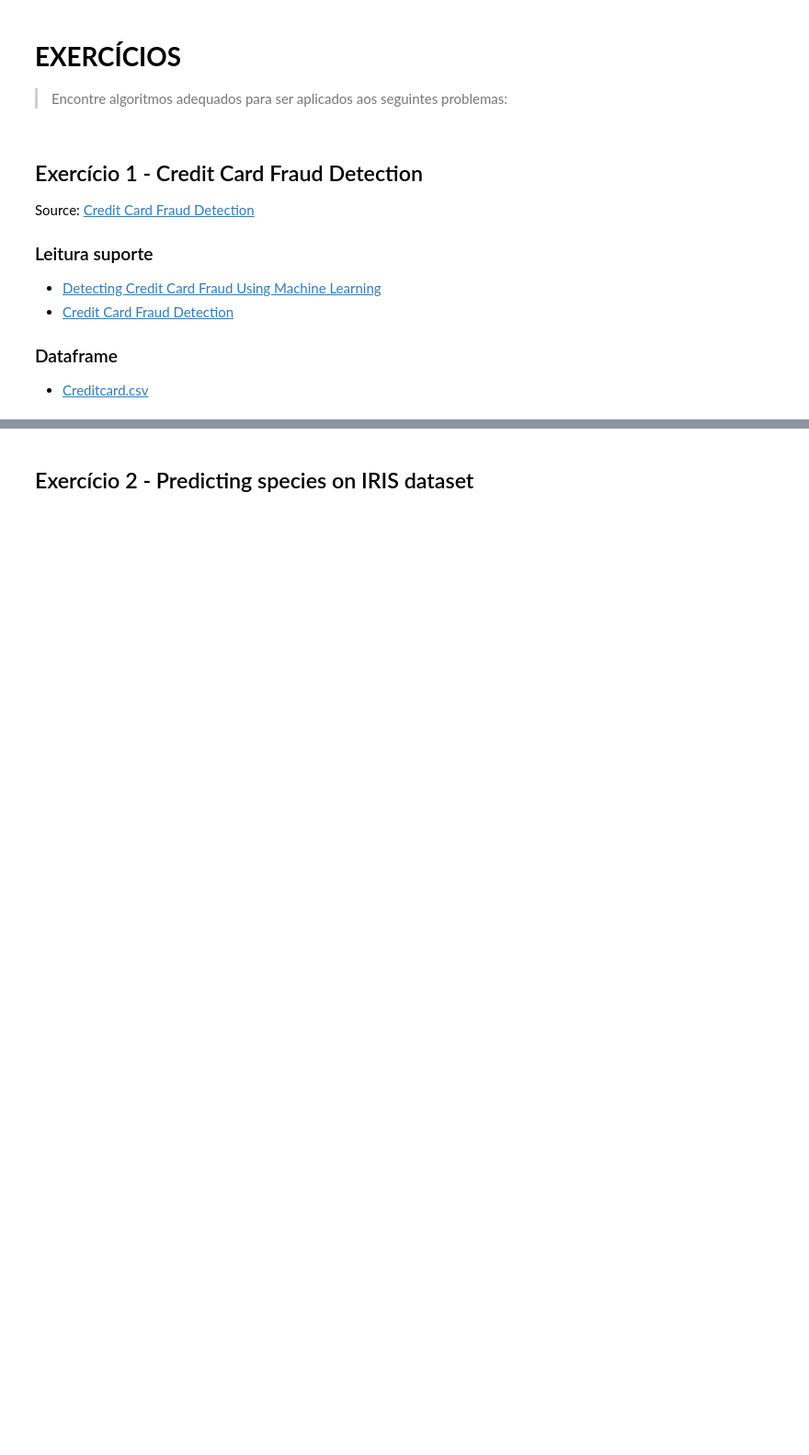
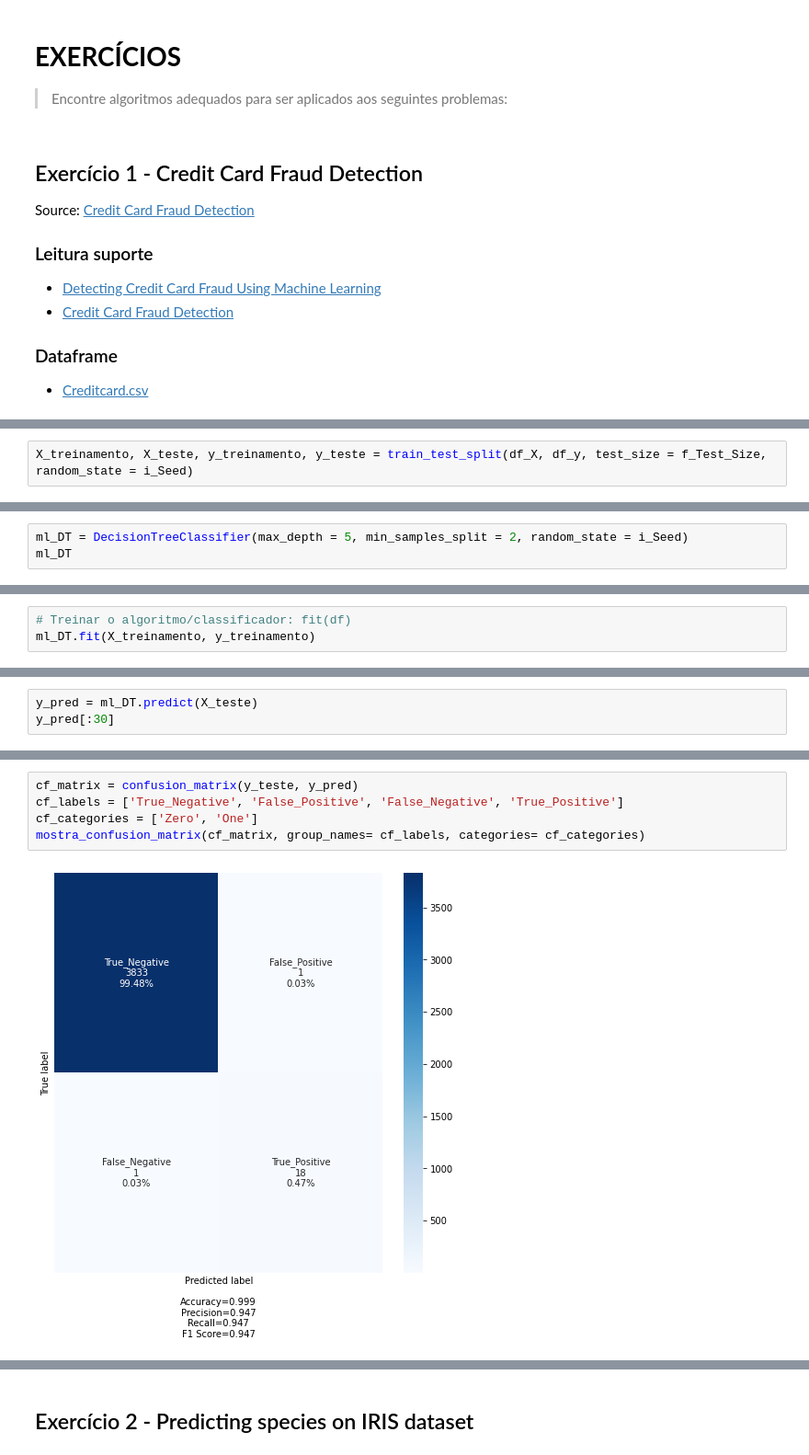
Before and after one commit to MathMachado/DSWP, a Jupyter notebook: Notebooks/NB15_00__Machine_Learning___DSWP_RNL.ipynb, the cells around one changed output, grey strips where cells are left out. Shown at 92% size. Saved outputs shown, nothing was run; the diff lists cells and outputs as text; blank space fills up the shorter version.

```diff
--- a/Notebooks/NB15_00__Machine_Learning___DSWP_RNL.ipynb
+++ b/Notebooks/NB15_00__Machine_Learning___DSWP_RNL.ipynb
@@ -1739,0 +1978,2 @@ Source: [Credit Card Fraud Detection](https://www.kaggle.com/mlg-ulb/creditcardf
+# %%
+X_treinamento, X_teste, y_treinamento, y_teste = train_test_split(df_X, df_y, test_size = f_Test_Size, random_state = i_Seed)
@@ -1739,0 +1993,3 @@ Source: [Credit Card Fraud Detection](https://www.kaggle.com/mlg-ulb/creditcardf
+# %%
+ml_DT = DecisionTreeClassifier(max_depth = 5, min_samples_split = 2, random_state = i_Seed)
+ml_DT
@@ -1739,0 +2003,3 @@ Source: [Credit Card Fraud Detection](https://www.kaggle.com/mlg-ulb/creditcardf
+# %%
+# Treinar o algoritmo/classificador: fit(df)
+ml_DT.fit(X_treinamento, y_treinamento)
@@ -1739,0 +2033,3 @@ Source: [Credit Card Fraud Detection](https://www.kaggle.com/mlg-ulb/creditcardf
+# %%
+y_pred = ml_DT.predict(X_teste)
+y_pred[:30]
@@ -1739,0 +2059,7 @@ Source: [Credit Card Fraud Detection](https://www.kaggle.com/mlg-ulb/creditcardf
+# %%
+cf_matrix = confusion_matrix(y_teste, y_pred)
+cf_labels = ['True_Negative', 'False_Positive', 'False_Negative', 'True_Positive']
+cf_categories = ['Zero', 'One']
+mostra_confusion_matrix(cf_matrix, group_names= cf_labels, categories= cf_categories)
+# %% [output]
+[figure, added]
```
Also changed, not shown: parts of 55 cells of this notebook.
